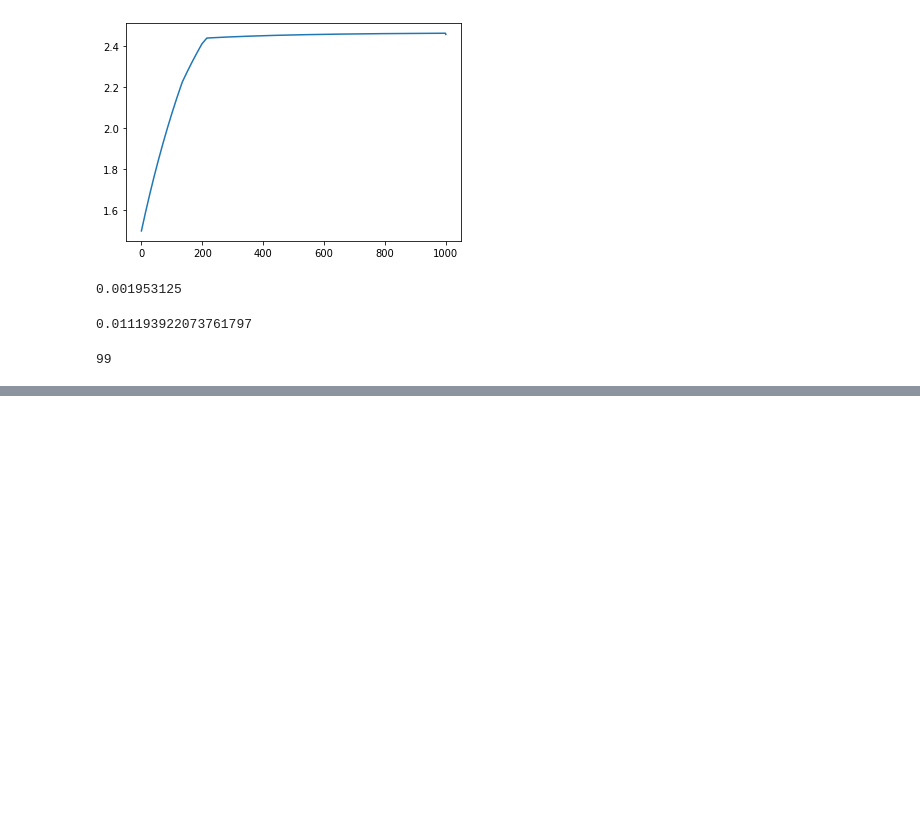
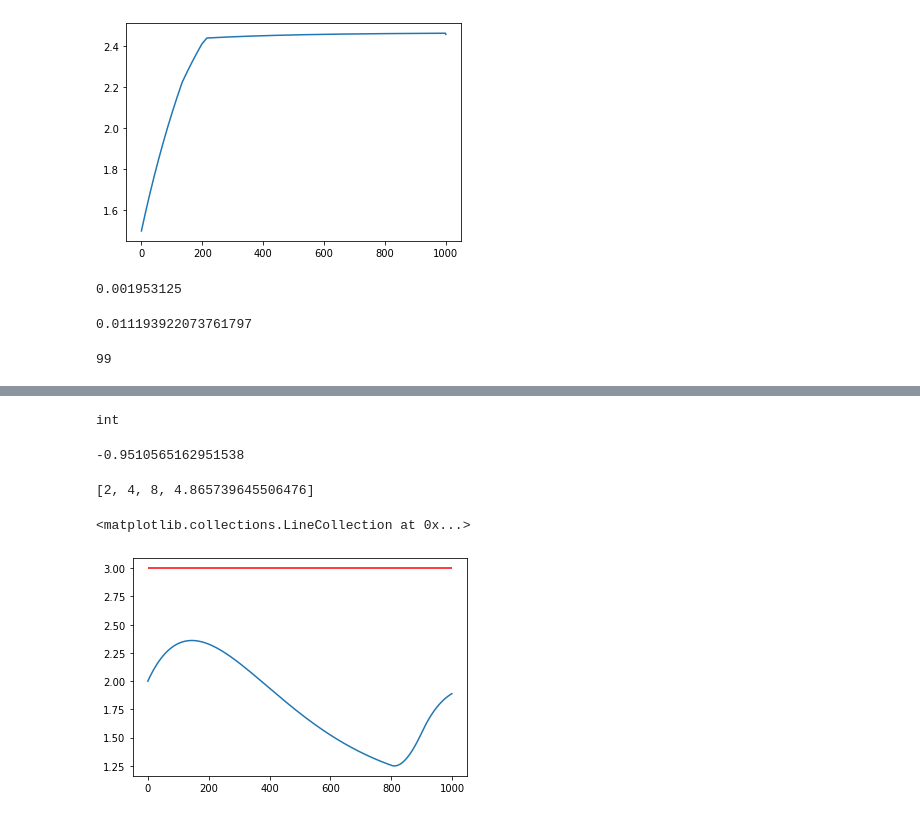
Before and after one commit to anirudhssundar/optimal_control, a Jupyter notebook: 6553_Project.ipynb, the cells around one changed output, grey strips where cells are left out. Cells and saved outputs as stored; diff of their text form; code cells hidden in the pictures; blank space fills up the shorter version.

```diff
--- a/6553_Project.ipynb
+++ b/6553_Project.ipynb
@@ -24,5 +38,5 @@ def get_p(x1,x2,r,dt):
 # %%
-def get_u(t1,t2,dt):
+def get_u(t1,t2,t3,dt):
   t = np.arange(1000)
   dynu = []
   for i,foo in enumerate(t):
@@ -30,6 +44,8 @@ def get_u(t1,t2,dt):
       dynu.append(2)
     elif (foo*dt>=t1) and (foo*dt<t2):
       dynu.append(1)
+    elif (foo*dt>=t2) and(foo*dt<t3):
+      dynu.append(2)
     else:
-      dynu.append(2)
+      dynu.append(1)
   return dynu
@@ -303,0 +332,30 @@ np.argmin(p[i]*min_set + np.sqrt(x[i]))
+# %%
+a=1
+type(a)
+# %% [output]
+int
+# %%
+np.sin(0.12*np.pi*30)
+# %% [output]
+-0.9510565162951538
+# %%
+x1_0 = 2
+x2_0 = 2
+dt = 0.01
+t = np.arange(1000)
+r = 3
+
+u = np.ones(1000)
+x1 = get_trajectory_x1(u, x1_0,dt)
+x2 = get_trajectory_x2(x1, x2_0, dt)
+
+costs = []
+
+for t_1 in np.arange(0,9,0.1):
+  for t_2 in range(t_1+0.1,10):
+    for t_3 in range(t_2+1,11):
+      u = get_u(t_1,t_2,t_3,dt)
+      x1 = get_trajectory_x1(u, x1_0,dt)
+      x2 = get_trajectory_x2(x1, x2_0, dt)
+      cost = J(x2,r,dt)
+      costs.append([t_1,t_2,t_3, cost])
@@ -303,0 +364,10 @@ np.argmin(p[i]*min_set + np.sqrt(x[i]))
+# %%
+costs_sorted[0]
+# %% [output]
+[2, 4, 8, 4.865739645506476]
+# %%
+plt.plot(x2)
+plt.hlines(3,0,1000,'r')
+# %% [output]
+<matplotlib.collections.LineCollection at 0x...>
+[figure, added]
```
Also changed, not shown: parts of 16 cells of this notebook.
